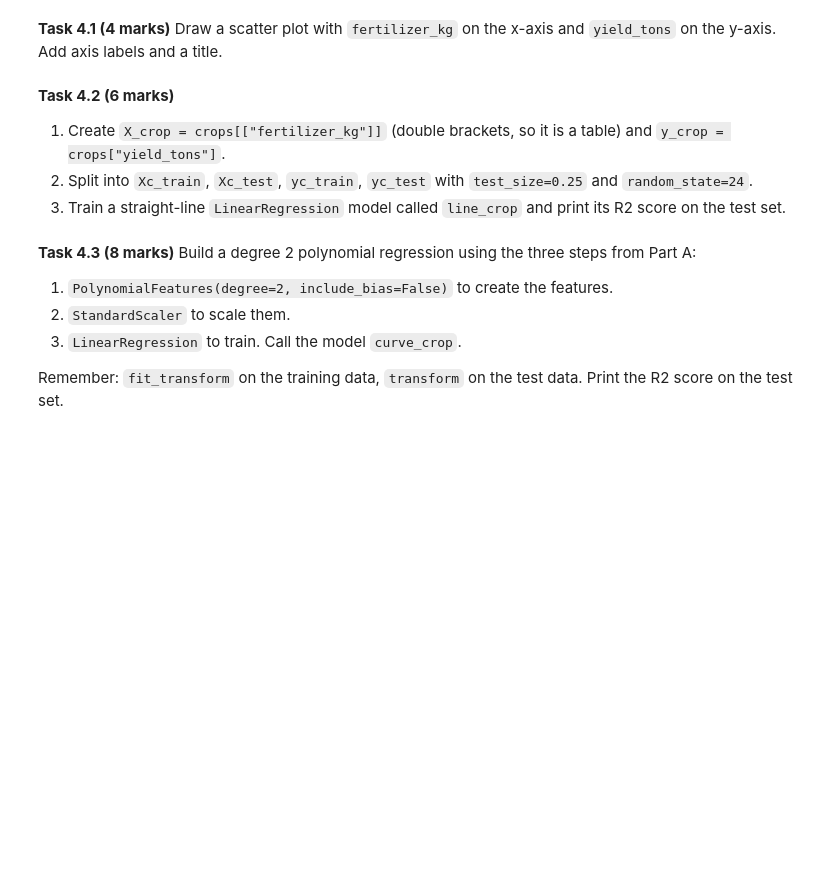
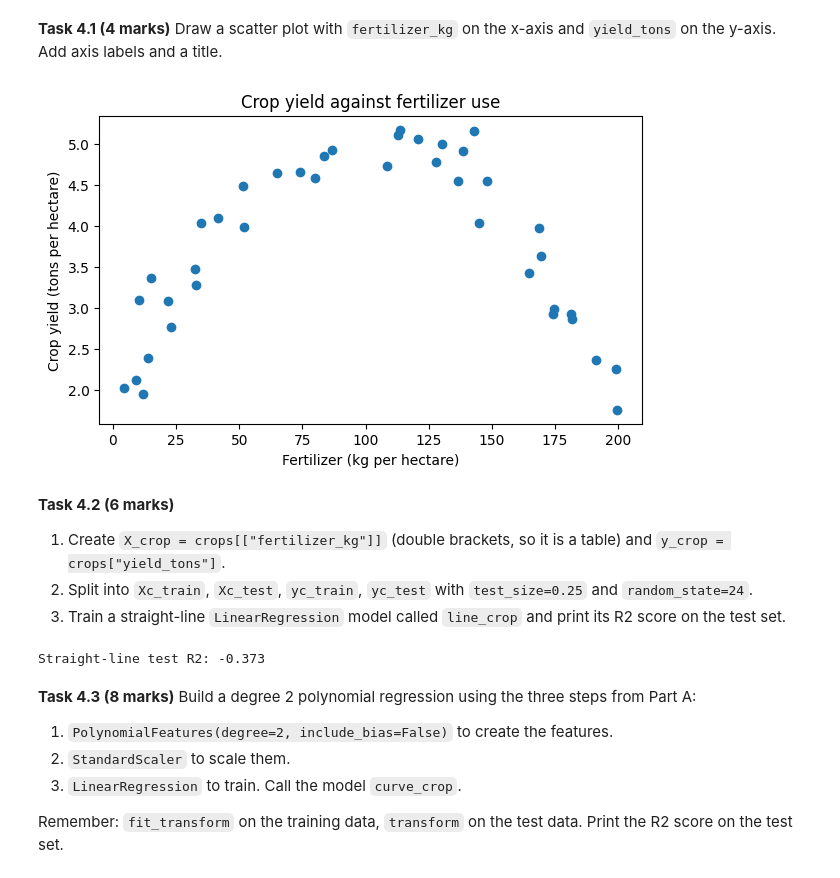
Before and after one commit to islomkarim/week5-lab, a Jupyter notebook: Lab_Regression_Feature_Scaling.ipynb, the cells around one changed output. Cells and saved outputs as stored; diff of their text form; code cells hidden in the pictures; blank space fills up the shorter version.

```diff
--- a/Lab_Regression_Feature_Scaling.ipynb
+++ b/Lab_Regression_Feature_Scaling.ipynb
@@ -866,3 +1046,13 @@ Use the `crops` dataset.
+# %%
+# Task 4.1
+plt.figure(figsize=(7, 4))
+plt.scatter(crops["fertilizer_kg"], crops["yield_tons"])
+plt.xlabel("Fertilizer (kg per hectare)")
+plt.ylabel("Crop yield (tons per hectare)")
+plt.title("Crop yield against fertilizer use")
+plt.show()
+# %% [output]
+[figure, added]
 # %% [markdown]
 **Task 4.2 (6 marks)**
 
@@ -874,3 +1062,14 @@ Use the `crops` dataset.
+# %%
+# Task 4.2
+X_crop = crops[["fertilizer_kg"]]
+y_crop = crops["yield_tons"]
+Xc_train, Xc_test, yc_train, yc_test = train_test_split(
+    X_crop, y_crop, test_size=0.25, random_state=24)
+line_crop = LinearRegression()
+line_crop.fit(Xc_train, yc_train)
+print("Straight-line test R2:", round(line_crop.score(Xc_test, yc_test), 3))
+# %% [output]
+Straight-line test R2: -0.373
 # %% [markdown]
 **Task 4.3 (8 marks)** Build a degree 2 polynomial regression using the three steps from Part A:
 
```
Also changed, not shown: parts of 67 cells of this notebook.
